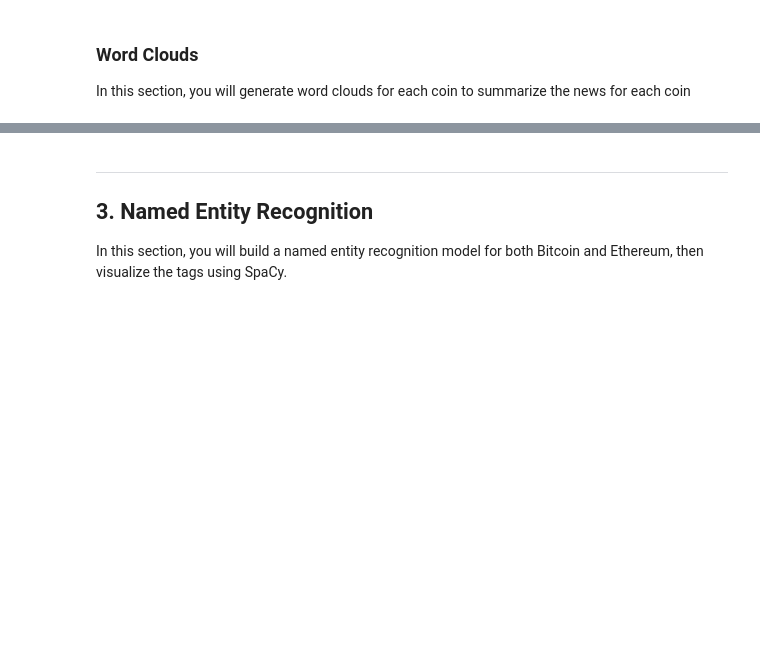
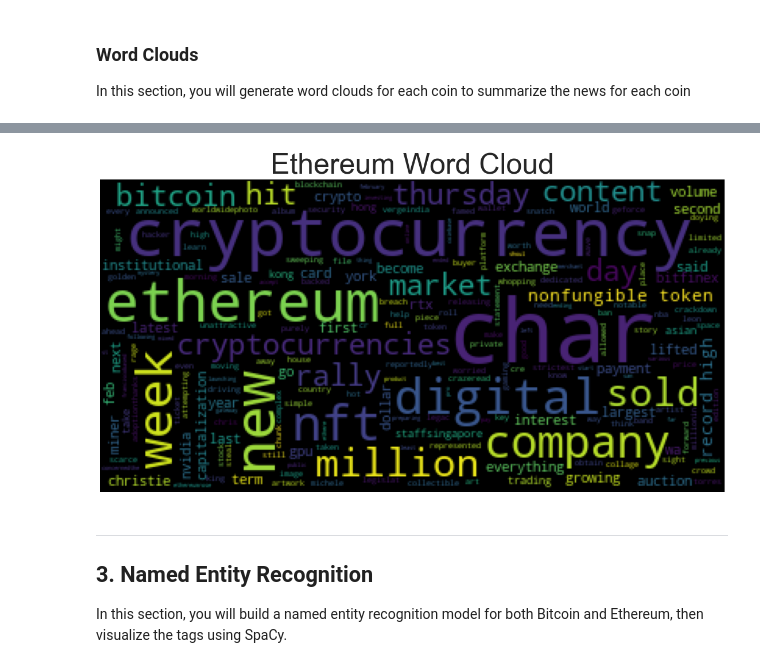
Before and after one commit to vweinblatt123/HW12-NLP, a Jupyter notebook: crypto_sentiment.ipynb, the cells around one changed output, grey strips where cells are left out. Cells and saved outputs as stored; diff of their text form; code cells hidden in the pictures; blank space fills up the shorter version.

```diff
--- a/crypto_sentiment.ipynb
+++ b/crypto_sentiment.ipynb
@@ -361,3 +347,13 @@ mpl.rcParams['figure.figsize'] = [20.0, 10.0]
+# %%
+# Generate the Ethereum word cloud
+ethereum_wc_str = ' '.join(ethereum_processed)
+ethereum_wc = WordCloud().generate(ethereum_wc_str)
+plt.imshow(ethereum_wc)
+plt.axis("off")
+plt.title("Ethereum Word Cloud", fontsize = 50)
+plt.show()
+# %% [output]
+[figure, added]
 # %% [markdown]
 ---
 ## 3. Named Entity Recognition
```
Also changed, not shown: parts of 11 cells of this notebook.
